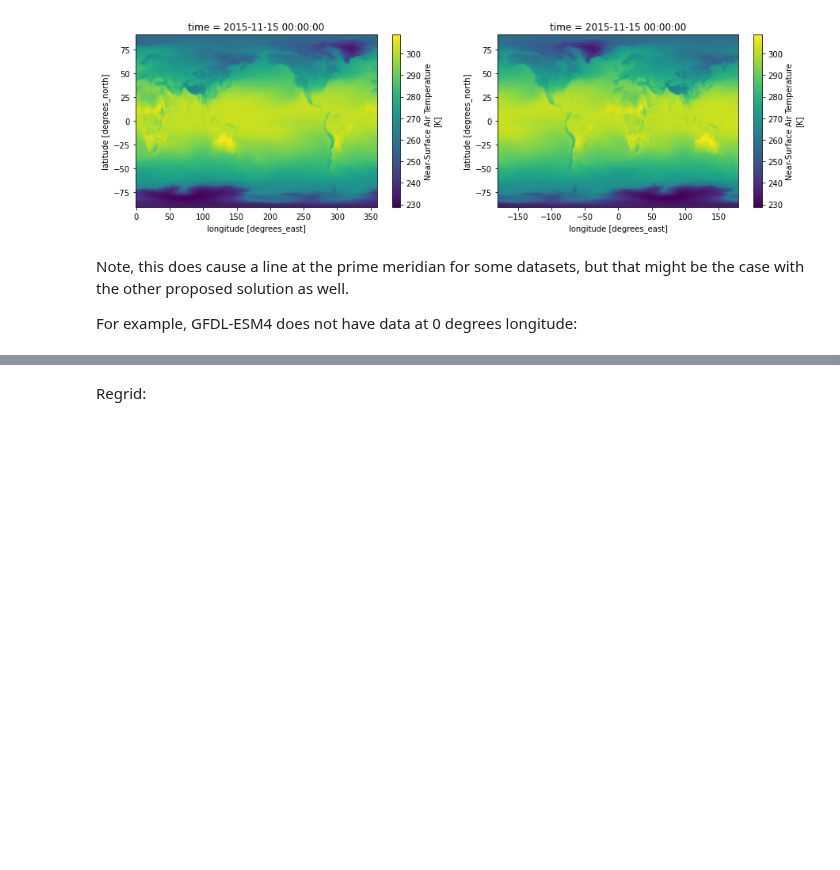
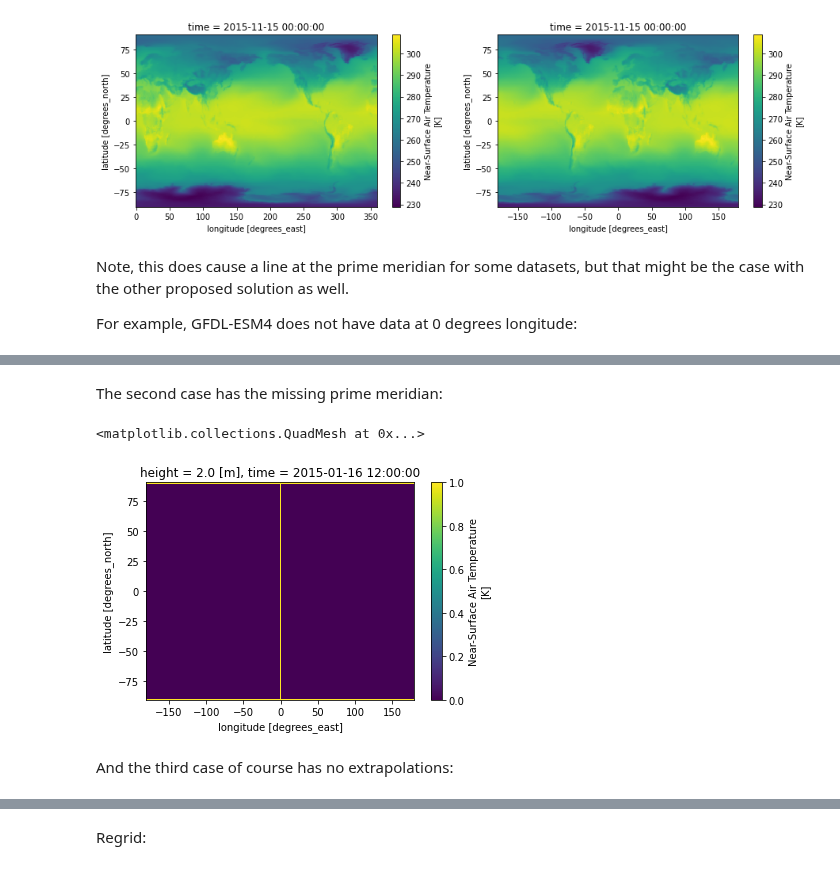
Before and after one commit to ua-snap/cmip6-utils, a Jupyter notebook: regridding/explore_regridding.ipynb, the cells around one changed output, grey strips where cells are left out. Drawn from its saved outputs; the diff is of its cells as text; code cells hidden in the pictures; blank space fills up the shorter version.

```diff
--- a/regridding/explore_regridding.ipynb
+++ b/regridding/explore_regridding.ipynb
@@ -80,0 +187,9 @@ But I don't know if this is really an issue. Can consider interpolation.
+# %% [markdown]
+The second case has the missing prime meridian:
+# %%
+extrap_masks["GFDL-ESM4"].plot()
+# %% [output]
+<matplotlib.collections.QuadMesh at 0x...>
+[figure, added]
+# %% [markdown]
+And the third case of course has no extrapolations:
```
Also changed, not shown: parts of 21 cells of this notebook.
